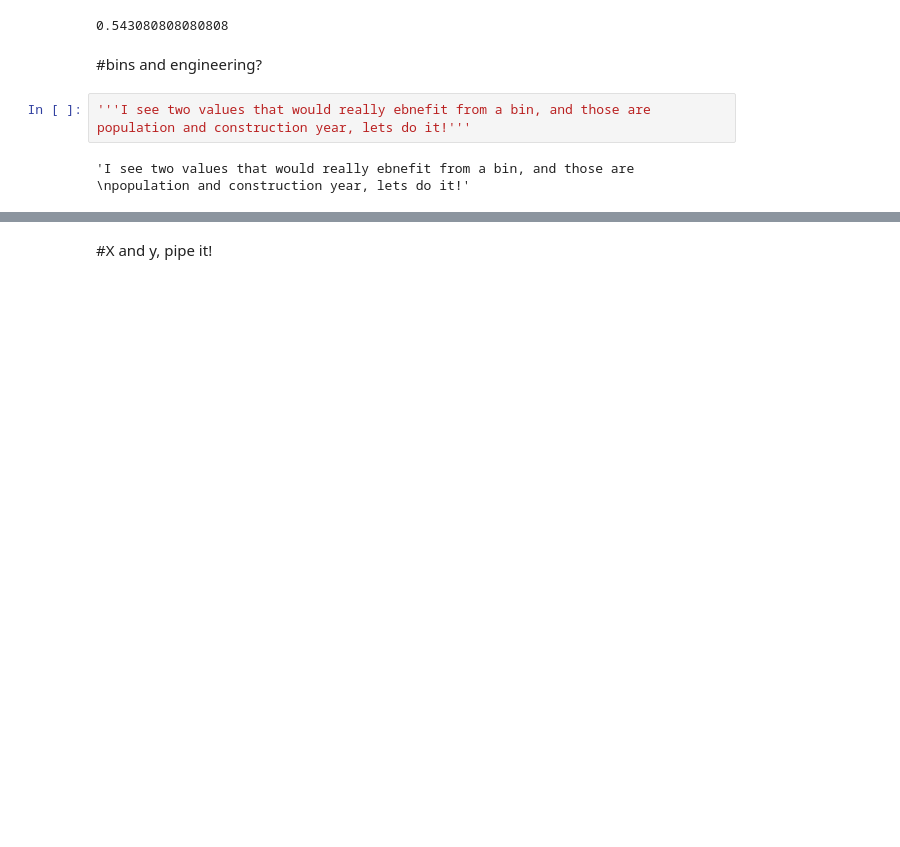
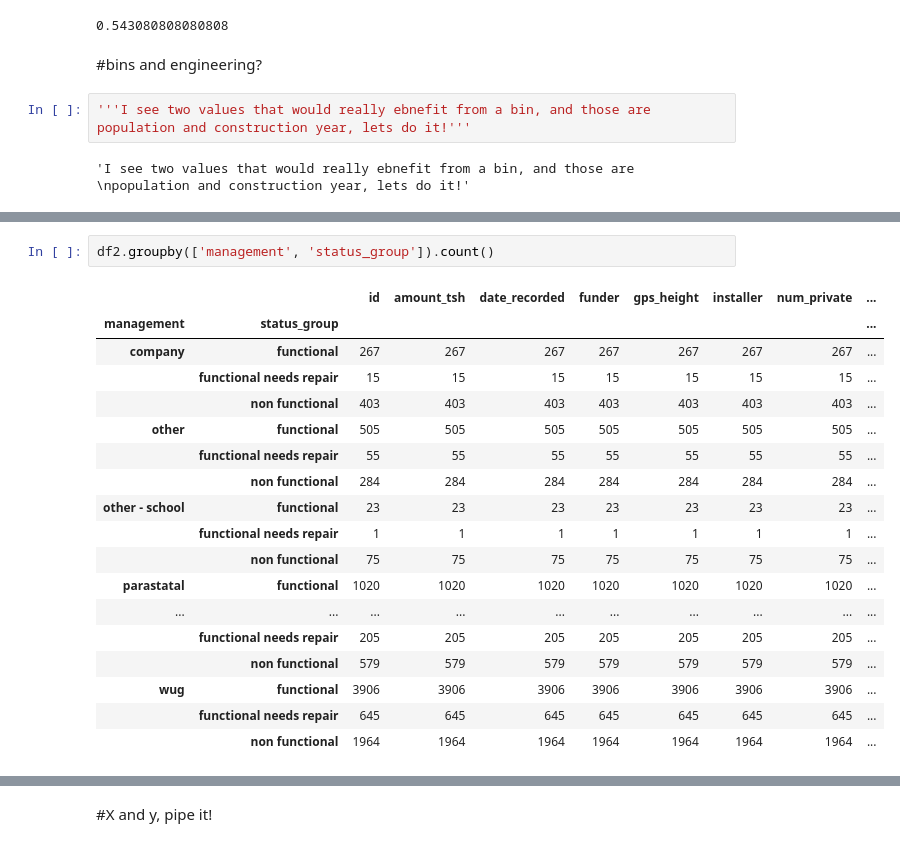
Before and after one commit to veritaem/Project2, a Jupyter notebook: Kaggle_proj.ipynb, the cells around one changed output, grey strips where cells are left out. Drawn from its saved outputs; the diff is of its cells as text; blank space fills up the shorter version.

```diff
--- a/Kaggle_proj.ipynb
+++ b/Kaggle_proj.ipynb
@@ -164,0 +295,21 @@ df2['pop'] = pd.cut(df2['population'], bins = pop_bins, labels = pop_labels)
+# %%
+df2.groupby(['management', 'status_group']).count()
+# %% [output]
+|  |  | id | amount_tsh | date_recorded | funder | gps_height | installer | num_private | ... |
+| management | status_group |  |  |  |  |  |  |  | ... |
+| company | functional | 267 | 267 | 267 | 267 | 267 | 267 | 267 | ... |
+|  | functional needs repair | 15 | 15 | 15 | 15 | 15 | 15 | 15 | ... |
+|  | non functional | 403 | 403 | 403 | 403 | 403 | 403 | 403 | ... |
+| other | functional | 505 | 505 | 505 | 505 | 505 | 505 | 505 | ... |
+|  | functional needs repair | 55 | 55 | 55 | 55 | 55 | 55 | 55 | ... |
+|  | non functional | 284 | 284 | 284 | 284 | 284 | 284 | 284 | ... |
+| other - school | functional | 23 | 23 | 23 | 23 | 23 | 23 | 23 | ... |
+|  | functional needs repair | 1 | 1 | 1 | 1 | 1 | 1 | 1 | ... |
+|  | non functional | 75 | 75 | 75 | 75 | 75 | 75 | 75 | ... |
+| parastatal | functional | 1020 | 1020 | 1020 | 1020 | 1020 | 1020 | 1020 | ... |
+| ... | ... | ... | ... | ... | ... | ... | ... | ... | ... |
+|  | functional needs repair | 205 | 205 | 205 | 205 | 205 | 205 | 205 | ... |
+|  | non functional | 579 | 579 | 579 | 579 | 579 | 579 | 579 | ... |
+| wug | functional | 3906 | 3906 | 3906 | 3906 | 3906 | 3906 | 3906 | ... |
+|  | functional needs repair | 645 | 645 | 645 | 645 | 645 | 645 | 645 | ... |
+|  | non functional | 1964 | 1964 | 1964 | 1964 | 1964 | 1964 | 1964 | ... |
```
Also changed, not shown: parts of 33 cells of this notebook.
